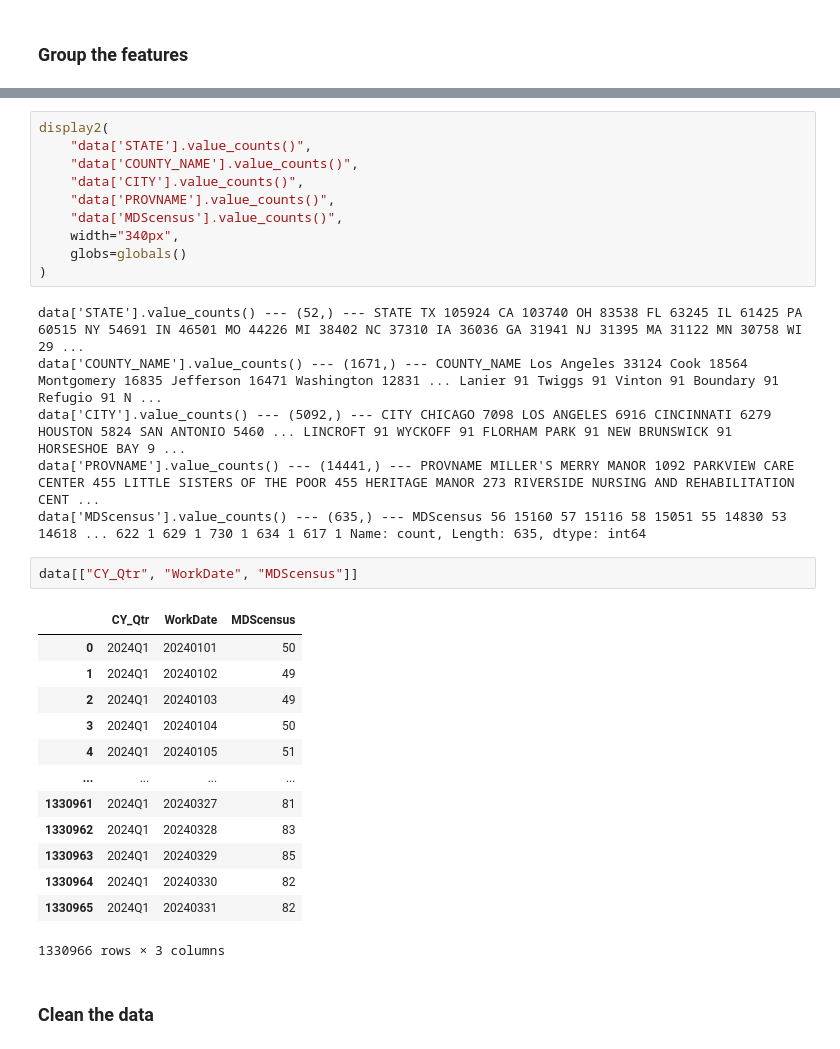
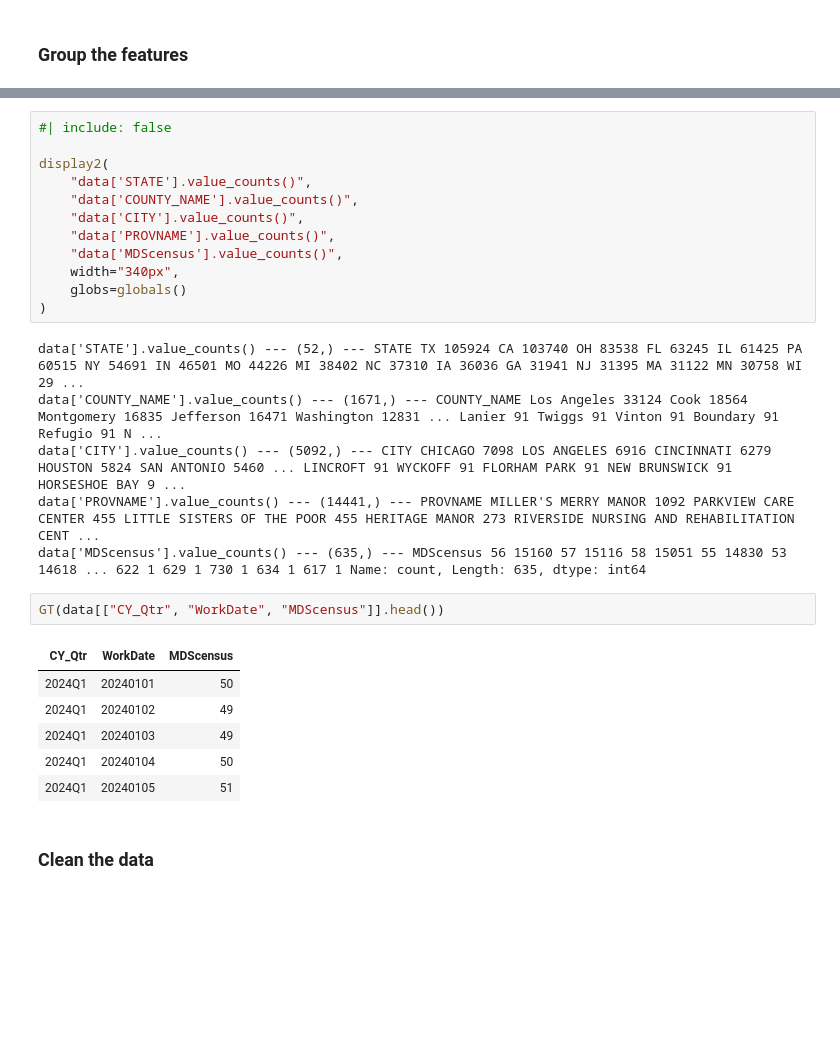
Before and after one commit to bainmatt/clipboard-report, a Jupyter notebook: notebooks/report.ipynb, the cells around one changed output, grey strips where cells are left out. Cells and saved outputs as stored; diff of their text form; blank space fills up the shorter version.

```diff
--- a/notebooks/report.ipynb
+++ b/notebooks/report.ipynb
@@ -144,4 +153,6 @@ df.to_frame()
 # %%
+#| include: false
+
 display2(
     "data['STATE'].value_counts()",
     "data['COUNTY_NAME'].value_counts()",
@@ -158,21 +169,14 @@ data['CITY'].value_counts() --- (5092,) --- CITY CHICAGO 7098 LOS ANGELES 6916 C
 data['PROVNAME'].value_counts() --- (14441,) --- PROVNAME MILLER'S MERRY MANOR 1092 PARKVIEW CARE CENTER 455 LITTLE SISTERS OF THE POOR 455 HERITAGE MANOR 273 RIVERSIDE NURSING AND REHABILITATION CENT ...
 data['MDScensus'].value_counts() --- (635,) --- MDScensus 56 15160 57 15116 58 15051 55 14830 53 14618 ... 622 1 629 1 730 1 634 1 617 1 Name: count, Length: 635, dtype: int64
 # %%
-data[["CY_Qtr", "WorkDate", "MDScensus"]]
+GT(data[["CY_Qtr", "WorkDate", "MDScensus"]].head())
 # %% [output]
-|  | CY_Qtr | WorkDate | MDScensus |
-| 0 | 2024Q1 | 20240101 | 50 |
-| 1 | 2024Q1 | 20240102 | 49 |
-| 2 | 2024Q1 | 20240103 | 49 |
-| 3 | 2024Q1 | 20240104 | 50 |
-| 4 | 2024Q1 | 20240105 | 51 |
-| ... | ... | ... | ... |
-| 1330961 | 2024Q1 | 20240327 | 81 |
-| 1330962 | 2024Q1 | 20240328 | 83 |
-| 1330963 | 2024Q1 | 20240329 | 85 |
-| 1330964 | 2024Q1 | 20240330 | 82 |
-| 1330965 | 2024Q1 | 20240331 | 82 |
+| CY_Qtr | WorkDate | MDScensus |
+| 2024Q1 | 20240101 | 50 |
+| 2024Q1 | 20240102 | 49 |
+| 2024Q1 | 20240103 | 49 |
+| 2024Q1 | 20240104 | 50 |
+| 2024Q1 | 20240105 | 51 |
-1330966 rows × 3 columns
 # %% [markdown]
 ### Clean the data
 # %% [markdown]
```
Also changed, not shown: parts of 11 cells of this notebook, 3 other files.
